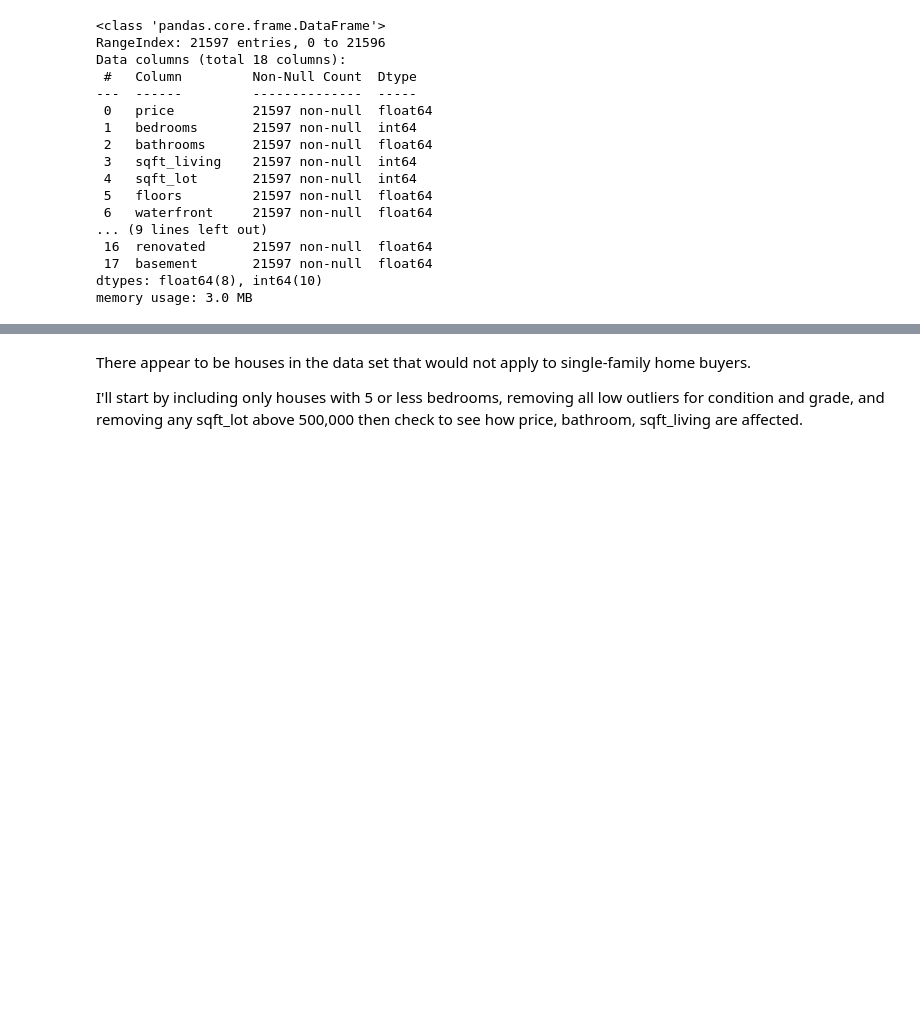
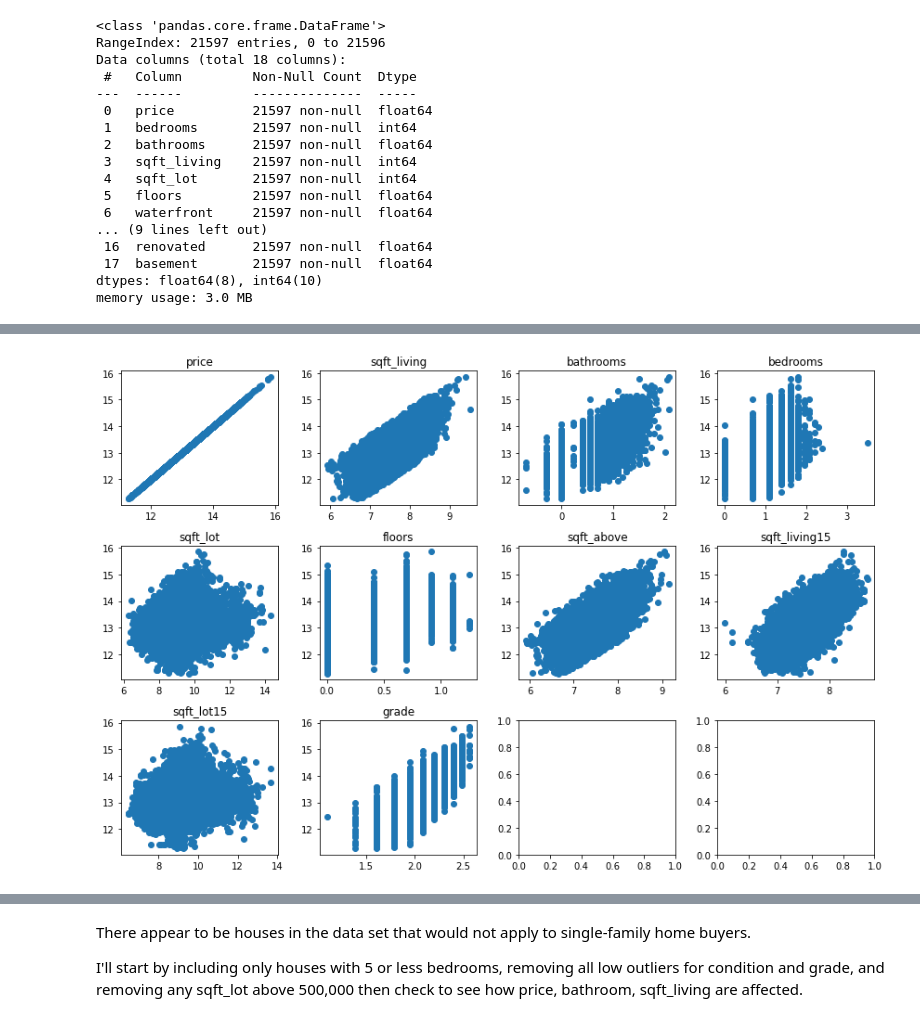
Before and after one commit to morganFitzg/dsc-phase-2-project, a Jupyter notebook: student.ipynb, the cells around one changed output, grey strips where cells are left out. Drawn from its saved outputs; the diff is of its cells as text; code cells hidden in the pictures; blank space fills up the shorter version.

```diff
--- a/student.ipynb
+++ b/student.ipynb
@@ -182,0 +423,17 @@ import seaborn as sns
+# %%
+to_log=['price','sqft_living','bathrooms','bedrooms','sqft_lot',
+          'floors','sqft_above','sqft_living15','sqft_lot15','grade']
+df_log=np.log(df_model[to_log])
+y_log=np.log(y)
+# %%
+#Check linearity with price after tranformation
+fig,axes=plt.subplots(3,4,figsize=(12,8))
+
+for n,ax in enumerate(axes.flatten()[:-2]):
+    x=df_log[to_log[n]]
+    ax.scatter(x,y_log)
+    ax.set_title(to_log[n])
+
+plt.tight_layout()
+# %% [output]
+[figure, added]
```
Also changed, not shown: parts of 143 cells of this notebook.
